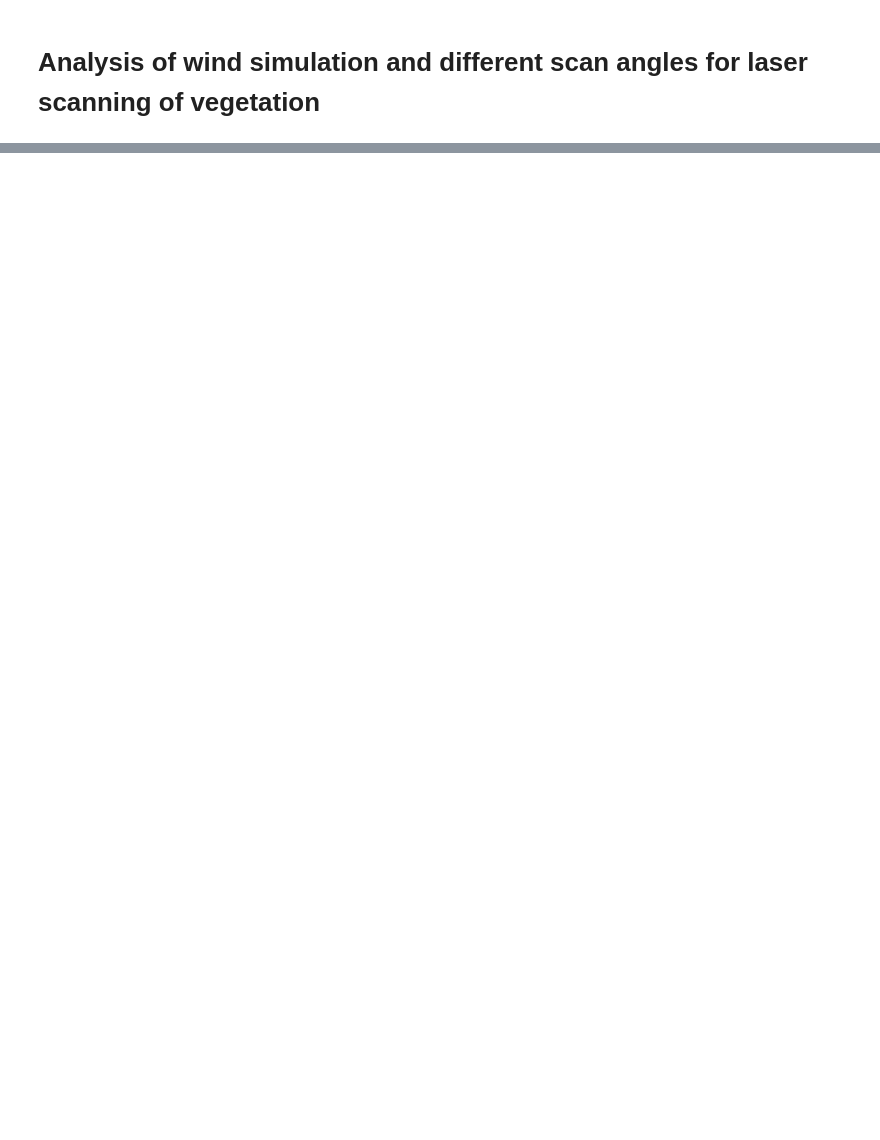
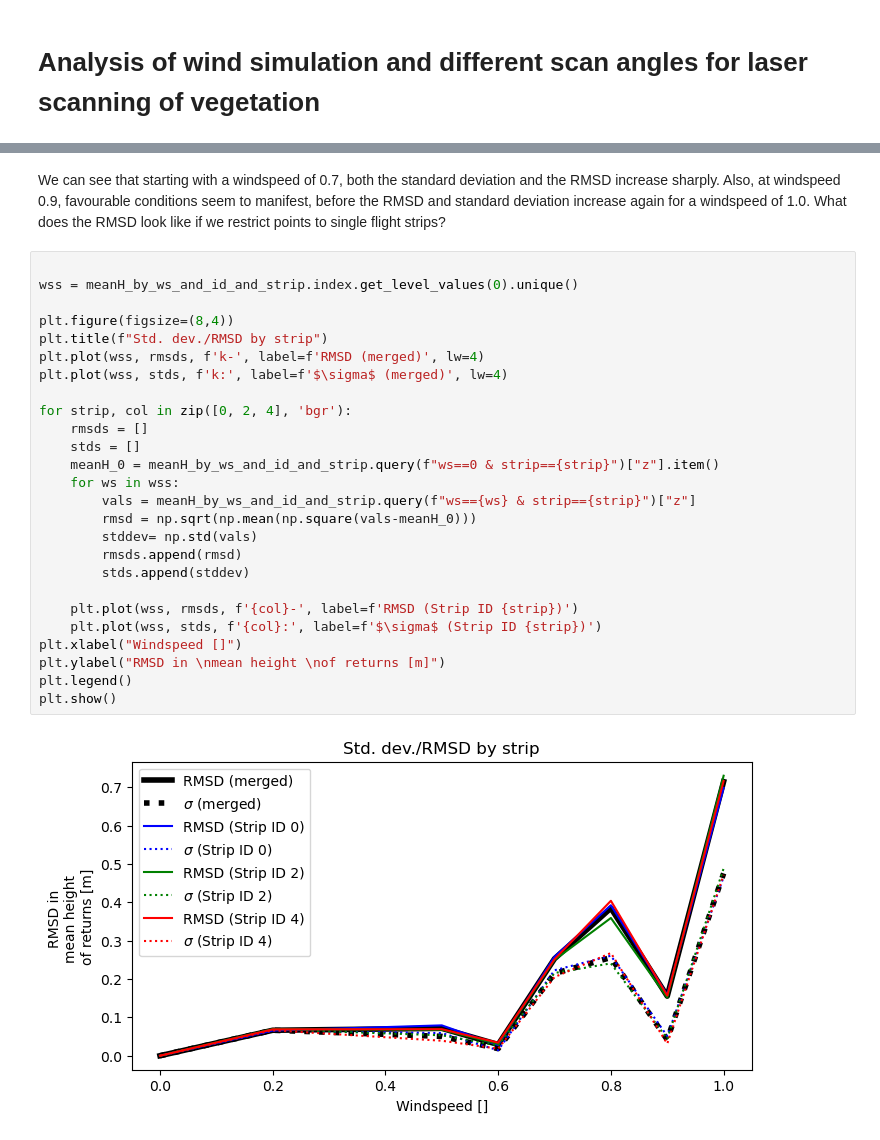
Before and after one commit to lwiniwar/TreeWindSim, a Jupyter notebook: wind-simulation-analysis.ipynb, the cells around one changed output, grey strips where cells are left out. Drawn from its saved outputs; the diff is of its cells as text; blank space fills up the shorter version.

```diff
--- a/wind-simulation-analysis.ipynb
+++ b/wind-simulation-analysis.ipynb
@@ -64,0 +58,30 @@ WS1   : RMSD=0.1394, SIGM=0.0029
+# %% [markdown]
+We can see that starting with a windspeed of 0.7, both the standard deviation and the RMSD increase sharply. Also, at windspeed 0.9, favourable conditions seem to manifest, before the RMSD and standard deviation increase again for a windspeed of 1.0. What does the RMSD look like if we restrict points to single flight strips?
+# %%
+
+wss = meanH_by_ws_and_id_and_strip.index.get_level_values(0).unique()
+
+plt.figure(figsize=(8,4))
+plt.title(f"Std. dev./RMSD by strip")
+plt.plot(wss, rmsds, f'k-', label=f'RMSD (merged)', lw=4)
+plt.plot(wss, stds, f'k:', label=f'$\sigma$ (merged)', lw=4)
+
+for strip, col in zip([0, 2, 4], 'bgr'):
+    rmsds = []
+    stds = []
+    meanH_0 = meanH_by_ws_and_id_and_strip.query(f"ws==0 & strip=={strip}")["z"].item()
+    for ws in wss:
+        vals = meanH_by_ws_and_id_and_strip.query(f"ws=={ws} & strip=={strip}")["z"]
+        rmsd = np.sqrt(np.mean(np.square(vals-meanH_0)))
+        stddev= np.std(vals)
+        rmsds.append(rmsd)
+        stds.append(stddev)
+
+    plt.plot(wss, rmsds, f'{col}-', label=f'RMSD (Strip ID {strip})')
+    plt.plot(wss, stds, f'{col}:', label=f'$\sigma$ (Strip ID {strip})')
+plt.xlabel("Windspeed []")
+plt.ylabel("RMSD in \nmean height \nof returns [m]")
+plt.legend()
+plt.show()
+# %% [output]
+[figure, added]
```
Also changed, not shown: parts of 8 cells of this notebook.
